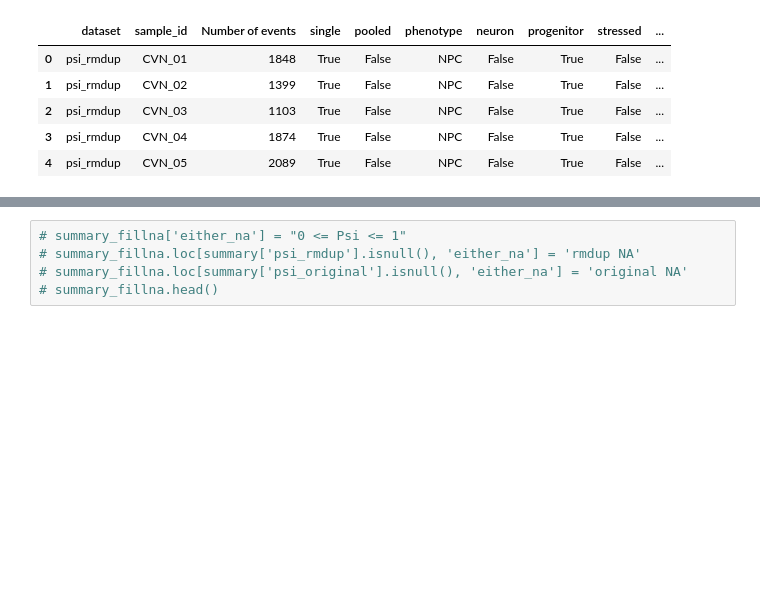
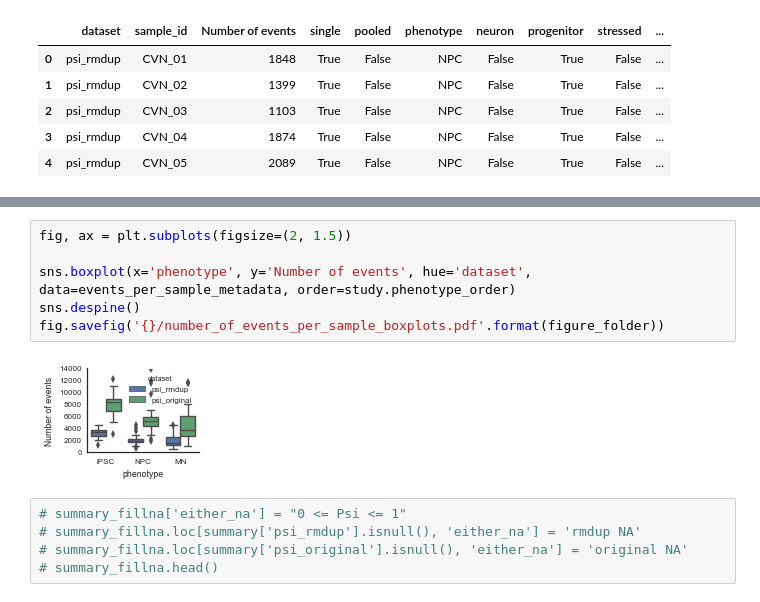
Before and after one commit to YeoLab/singlecell_pnm, a Jupyter notebook: 01_Figure_1/021_outrigger_vs_rmdup_percentages.ipynb, the cells around one changed output, grey strips where cells are left out. Drawn from its saved outputs; the diff is of its cells as text; blank space fills up the shorter version.

```diff
--- a/01_Figure_1/021_outrigger_vs_rmdup_percentages.ipynb
+++ b/01_Figure_1/021_outrigger_vs_rmdup_percentages.ipynb
@@ -331,3 +336,11 @@ sns.violinplot(x='phenotype', y='Number of ')
+# %%
+fig, ax = plt.subplots(figsize=(2, 1.5))
+
+sns.boxplot(x='phenotype', y='Number of events', hue='dataset', data=events_per_sample_metadata, order=study.phenotype_order)
+sns.despine()
+fig.savefig('{}/number_of_events_per_sample_boxplots.pdf'.format(figure_folder))
+# %% [output]
+[figure, added]
 # %%
 # summary_fillna['either_na'] = "0 <= Psi <= 1"
 # summary_fillna.loc[summary['psi_rmdup'].isnull(), 'either_na'] = 'rmdup NA'
```
Also changed, not shown: parts of 1 cell of this notebook, 2 other files.
